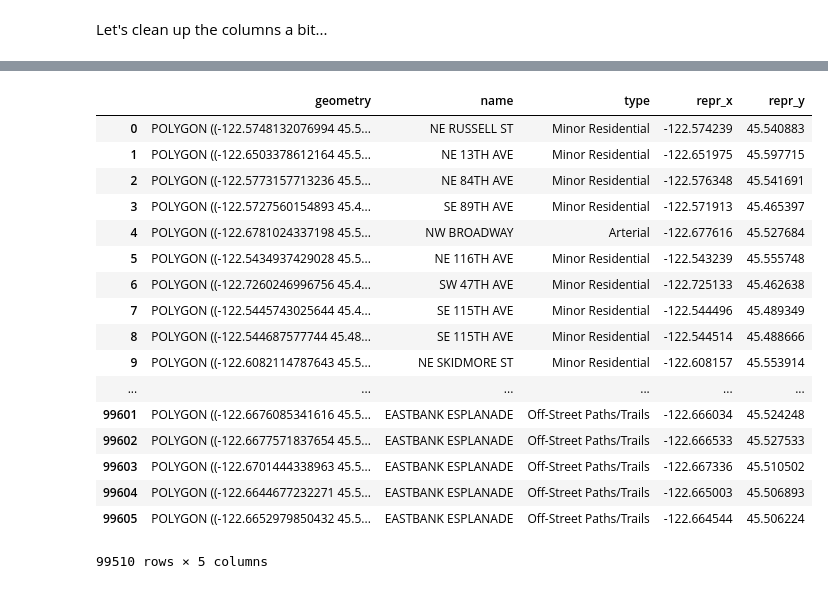
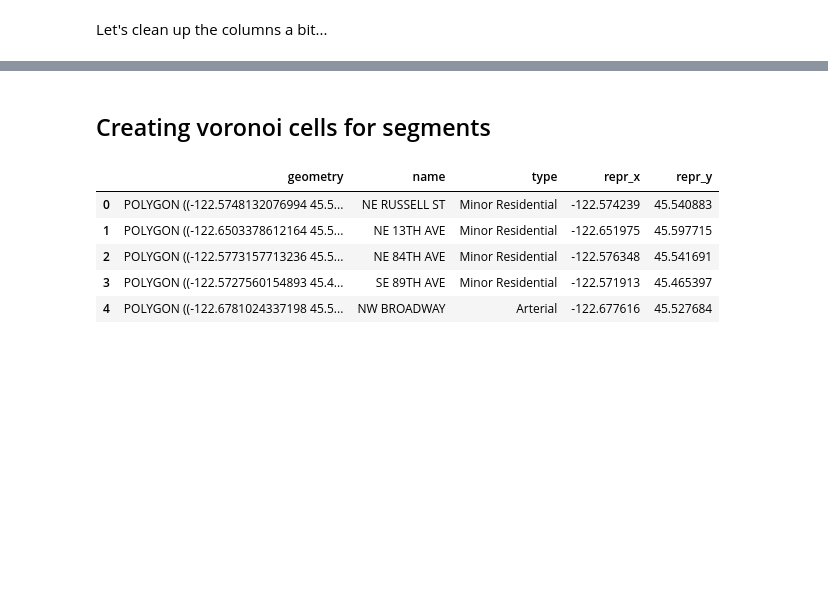
Before and after one commit to mike-mcdonald/notebooks, a Jupyter notebook: py/Segments processing.ipynb, the cells around one changed output, grey strips where cells are left out. Drawn from its saved outputs; the diff is of its cells as text; code cells hidden in the pictures; blank space fills up the shorter version.

Commit message:
Clean up segments Prep for combining with sharedstreets

```diff
--- a/py/Segments processing.ipynb
+++ b/py/Segments processing.ipynb
@@ -213,28 +238,18 @@ result.to_file('../.data/combined_filtered_segment_midpoints.geojson', driver='G
+# %% [markdown]
+## Creating voronoi cells for segments
 # %%
 result = gpd.read_file('../.data/combined_filtered_segment_midpoints.geojson')
 voronoi = gpd.read_file('../.data/combined_filtered_segment_voronoi.geojson')
 # %%
 combined = gpd.sjoin(voronoi, result, how='inner', op='intersects')[['geometry', 'name', 'type','repr_x', 'repr_y']]
-combined
+combined.head()
 # %% [output]
 |  | geometry | name | type | repr_x | repr_y |
 | 0 | POLYGON ((-122.5748132076994 45.5... | NE RUSSELL ST | Minor Residential | -122.574239 | 45.540883 |
 | 1 | POLYGON ((-122.6503378612164 45.5... | NE 13TH AVE | Minor Residential | -122.651975 | 45.597715 |
 | 2 | POLYGON ((-122.5773157713236 45.5... | NE 84TH AVE | Minor Residential | -122.576348 | 45.541691 |
 | 3 | POLYGON ((-122.5727560154893 45.4... | SE 89TH AVE | Minor Residential | -122.571913 | 45.465397 |
 | 4 | POLYGON ((-122.6781024337198 45.5... | NW BROADWAY | Arterial | -122.677616 | 45.527684 |
-| 5 | POLYGON ((-122.5434937429028 45.5... | NE 116TH AVE | Minor Residential | -122.543239 | 45.555748 |
-| 6 | POLYGON ((-122.7260246996756 45.4... | SW 47TH AVE | Minor Residential | -122.725133 | 45.462638 |
-| 7 | POLYGON ((-122.5445743025644 45.4... | SE 115TH AVE | Minor Residential | -122.544496 | 45.489349 |
-| 8 | POLYGON ((-122.544687577744 45.48... | SE 115TH AVE | Minor Residential | -122.544514 | 45.488666 |
-| 9 | POLYGON ((-122.6082114787643 45.5... | NE SKIDMORE ST | Minor Residential | -122.608157 | 45.553914 |
-| ... | ... | ... | ... | ... | ... |
-| 99601 | POLYGON ((-122.6676085341616 45.5... | EASTBANK ESPLANADE | Off-Street Paths/Trails | -122.666034 | 45.524248 |
-| 99602 | POLYGON ((-122.6677571837654 45.5... | EASTBANK ESPLANADE | Off-Street Paths/Trails | -122.666533 | 45.527533 |
-| 99603 | POLYGON ((-122.6701444338963 45.5... | EASTBANK ESPLANADE | Off-Street Paths/Trails | -122.667336 | 45.510502 |
-| 99604 | POLYGON ((-122.6644677232271 45.5... | EASTBANK ESPLANADE | Off-Street Paths/Trails | -122.665003 | 45.506893 |
-| 99605 | POLYGON ((-122.6652979850432 45.5... | EASTBANK ESPLANADE | Off-Street Paths/Trails | -122.664544 | 45.506224 |
-99510 rows × 5 columns
 # %%
 combined.to_file('../.data/segment_cells.geojson', driver='GeoJSON')
 # %%
```
Also changed, not shown: parts of 30 cells of this notebook.
